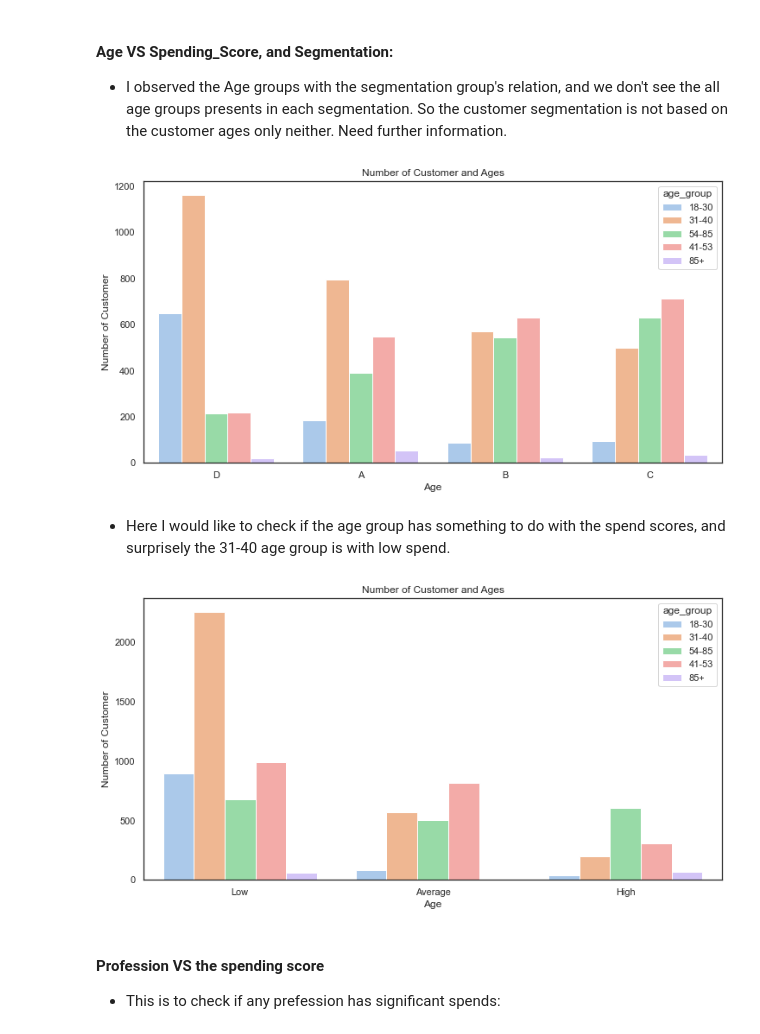
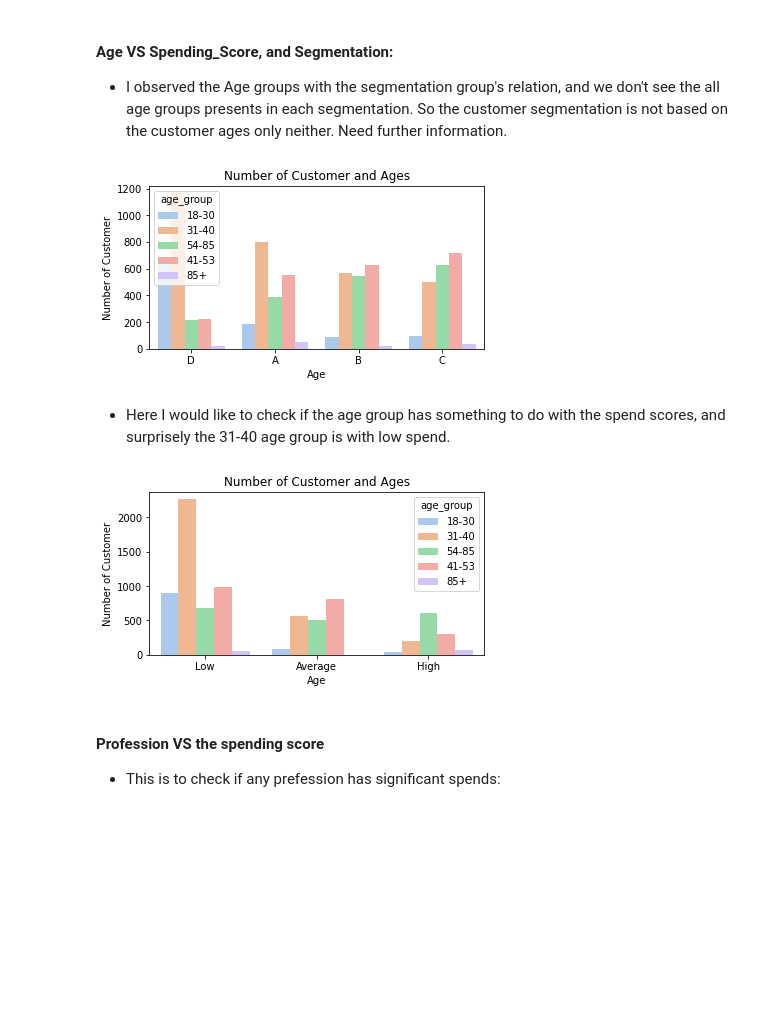
Before and after one commit to Agnes-Lain/data-certification-exam, a Jupyter notebook: decision_science/customers_segmentation_exam.ipynb, the cells around one changed output. Drawn from its saved outputs; the diff is of its cells as text; code cells hidden in the pictures; blank space fills up the shorter version.

```diff
--- a/decision_science/customers_segmentation_exam.ipynb
+++ b/decision_science/customers_segmentation_exam.ipynb
@@ -272,25 +279,25 @@ customers
 #### Age VS Spending_Score, and Segmentation:
 - I observed the Age groups with the segmentation group's relation, and we don't see the all age groups presents in each segmentation. So the customer segmentation is not based on the customer ages only neither. Need further information.
 # %%
-plt.figure(figsize=(12,6))
+plt.figure(figsize=(6,3))
 sns.countplot(customers.Segmentation, palette="pastel",hue=customers.age_group)
 plt.title("Number of Customer and Ages")
 plt.xlabel("Age")
 plt.ylabel("Number of Customer")
 plt.show()
 # %% [output]
-[figure, old version]
+[figure, new version]
 # %% [markdown]
 - Here I would like to check if the age group has something to do with the spend scores, and surprisely the 31-40 age group is with low spend.
 # %%
-plt.figure(figsize=(12,6))
+plt.figure(figsize=(6,3))
 sns.countplot(customers.Spending_Score, palette="pastel",hue=customers.age_group)
 plt.title("Number of Customer and Ages")
 plt.xlabel("Age")
 plt.ylabel("Number of Customer")
 plt.show()
 # %% [output]
-[figure, old version]
+[figure, new version]
 # %% [markdown]
 #### Profession VS the spending score
 - This is to check if any prefession has significant spends:
```
Also changed, not shown: parts of 15 cells of this notebook, 5 other files.
